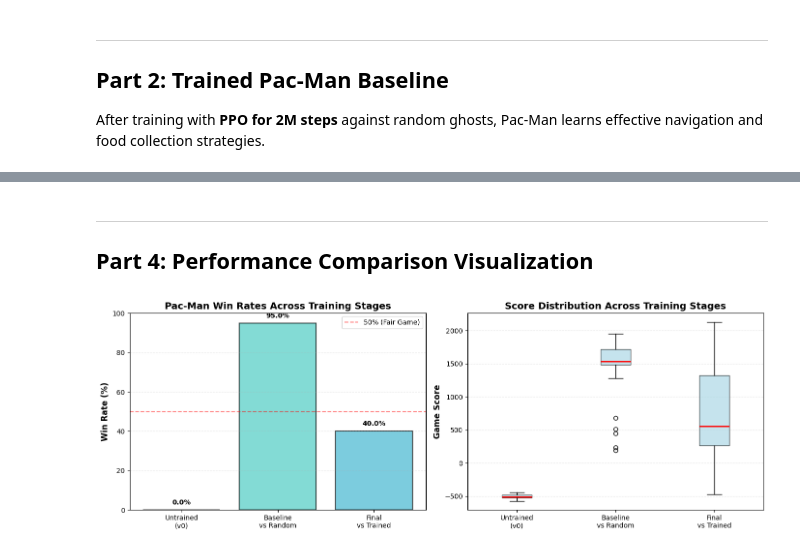
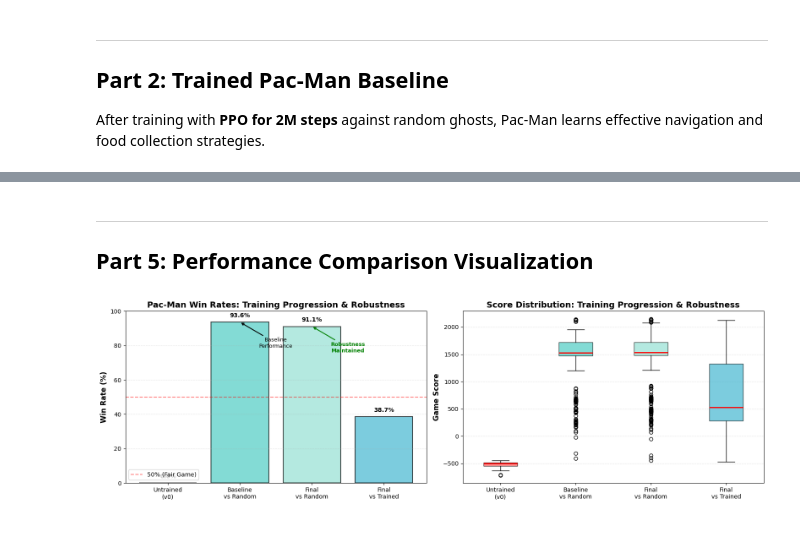
Before and after one commit to Xire7/pacman-vs-ghost-rl, a Jupyter notebook: project/project.ipynb, the cells around one changed output, grey strips where cells are left out. Drawn from its saved outputs; the diff is of its cells as text; code cells hidden in the pictures.

Commit message:
added stanford DQN implementation comparison + graphs

```diff
--- a/project/project.ipynb
+++ b/project/project.ipynb
@@ -155,11 +155,11 @@ win_rate_v0, avg_score_v0, avg_steps_v0, scores_v0 = evaluate_agent(
     pacman_path=os.path.join(models_dir, 'ppo_pacman_v0.zip'),
     ghost_dir='models',
     ghost_version=0,  # Random ghosts
-    n_episodes=20
+    n_episodes=100
 )
 
 print(f"\n{'='*60}")
-print(f"UNTRAINED PAC-MAN RESULTS (20 episodes)")
+print(f"UNTRAINED PAC-MAN RESULTS (100 episodes)")
 print(f"{'='*60}")
 print(f"Win Rate:       {win_rate_v0:.1f}%")
 print(f"Average Score:  {avg_score_v0:.1f} ± {np.std(scores_v0):.1f}")
@@ -193,12 +193,12 @@ win_rate_baseline, avg_score_baseline, avg_steps_baseline, scores_baseline = eva
     pacman_path=os.path.join(models_dir, 'ppo_pacman_best.zip'),
     ghost_dir='models',
     ghost_version=0,  # random ghosts
-    n_episodes=100,
+    n_episodes=1000,
     vecnorm_path=ppo_vecnormalize_path  # use normalization
 )
 
 print(f"\n{'='*60}")
-print(f"TRAINED PAC-MAN vs RANDOM GHOSTS (20 episodes)")
+print(f"TRAINED PAC-MAN vs RANDOM GHOSTS (1000 episodes)")
 print(f"{'='*60}")
 print(f"Win Rate:       {win_rate_baseline:.1f}%")
 print(f"Average Score:  {avg_score_baseline:.1f} ± {np.std(scores_baseline):.1f}")
@@ -283,44 +340,79 @@ Pac-Man learned evasion without forgetting basics
 # %% [markdown]
 ---
-## Part 4: Performance Comparison Visualization
+## Part 5: Performance Comparison Visualization
 # %%
-# Create comparison plot
-fig, axes = plt.subplots(1, 2, figsize=(14, 5))
+# Create comprehensive comparison plot with 4 configurations
+fig, axes = plt.subplots(1, 2, figsize=(16, 5))
 
-# Plot 1: Win Rates
-models = ['Untrained\n(v0)', 'Baseline\nvs Random', 'Final\nvs Trained']
-win_rates = [win_rate_v0, win_rate_baseline, win_rate_final]
-colors = ['#ff6b6b', '#4ecdc4', '#45b7d1']
+# Plot 1: Win Rates (Now with 4 bars)
+models = ['Untrained\n(v0)', 'Baseline\nvs Random', 'Final\nvs Random', 'Final\nvs Trained']
+win_rates = [win_rate_v0, win_rate_baseline, win_rate_final_random, win_rate_final_trained]
+colors = ['#ff6b6b', '#4ecdc4', '#95e1d3', '#45b7d1']  # Added green for Final vs Random
 
 bars = axes[0].bar(models, win_rates, color=colors, alpha=0.7, edgecolor='black', linewidth=1.5)
 axes[0].set_ylabel('Win Rate (%)', fontsize=12, fontweight='bold')
-axes[0].set_title('Pac-Man Win Rates Across Training Stages', fontsize=14, fontweight='bold')
+axes[0].set_title('Pac-Man Win Rates: Training Progression & Robustness', fontsize=14, fontweight='bold')
 axes[0].set_ylim([0, 100])
 axes[0].grid(axis='y', alpha=0.3, linestyle='--')
 axes[0].axhline(y=50, color='red', linestyle='--', alpha=0.5, label='50% (Fair Game)')
 
 # Add value labels on bars
 for bar in bars:
     height = bar.get_height()
     axes[0].text(bar.get_x() + bar.get_width()/2., height + 2,
-                f'{height:.1f}%', ha='center', va='bottom', fontweight='bold')
+                f'{height:.1f}%', ha='center', va='bottom', fontweight='bold', fontsize=10)
 
-axes[0].legend()
+# Add annotations
+axes[0].annotate('Baseline\nPerformance', xy=(1, win_rate_baseline), xytext=(1.5, win_rate_baseline - 15),
+                arrowprops=dict(arrowstyle='->', color='black', lw=1.5),
+                fontsize=9, ha='center')
+axes[0].annotate('Robustness\nMaintained', xy=(2, win_rate_final_random), xytext=(2.5, win_rate_final_random - 15),
+                arrowprops=dict(arrowstyle='->', color='green', lw=1.5),
+                fontsize=9, ha='center', color='green', fontweight='bold')
 
-# Plot 2: Score Distributions
-axes[1].boxplot([scores_v0, scores_baseline, scores_final],
+axes[0].legend(loc='lower left')
+
+# Plot 2: Score Distributions (Now with 4 boxes)
+bp = axes[1].boxplot([scores_v0, scores_baseline, scores_final_random, scores_final_trained],
                 labels=models,
                 patch_artist=True,
-                boxprops=dict(facecolor='lightblue', alpha=0.7),
                 medianprops=dict(color='red', linewidth=2))
+
+# Color the boxes to match bar chart
+for patch, color in zip(bp['boxes'], colors):
+    patch.set_facecolor(color)
+    patch.set_alpha(0.7)
+
 axes[1].set_ylabel('Game Score', fontsize=12, fontweight='bold')
-axes[1].set_title('Score Distribution Across Training Stages', fontsize=14, fontweight='bold')
+axes[1].set_title('Score Distribution: Training Progression & Robustness', fontsize=14, fontweight='bold')
 axes[1].grid(axis='y', alpha=0.3, linestyle='--')
 
 plt.tight_layout()
-plt.savefig('stats/results_comparison.png', dpi=150, bbox_inches='tight')
+plt.savefig('stats/results_comparison_full.png', dpi=150, bbox_inches='tight')
 plt.show()
 
-print("\n✓ Comparison plot saved as 'results_comparison.png'")
+print("\n Full comparison plot saved as 'stats/results_comparison_full.png'")
+
+# Summary statistics table
+print("\n" + "="*80)
+print("COMPREHENSIVE PERFORMANCE SUMMARY")
+print("="*80)
+print(f"{'Configuration':<25} {'Win Rate':<12} {'Avg Score':<15} {'Avg Steps':<12}")
+print("-"*80)
+print(f"{'Untrained (v0)':<25} {win_rate_v0:>6.1f}%     {avg_score_v0:>8.1f} ± {np.std(scores_v0):<5.1f} {avg_steps_v0:>8.1f}")
+print(f"{'Baseline vs Random':<25} {win_rate_baseline:>6.1f}%     {avg_score_baseline:>8.1f} ± {np.std(scores_baseline):<5.1f} {avg_steps_baseline:>8.1f}")
+print(f"{'Final vs Random':<25} {win_rate_final_random:>6.1f}%     {avg_score_final_random:>8.1f} ± {np.std(scores_final_random):<5.1f} {avg_steps_final_random:>8.1f}")
+print(f"{'Final vs Trained':<25} {win_rate_final_trained:>6.1f}%     {avg_score_final_trained:>8.1f} ± {np.std(scores_final_trained):<5.1f} {avg_steps_final_trained:>8.1f}")
+print("="*80)
+
+print("\nKey Insights:")
+print(f"   • Training improvement: {win_rate_baseline - win_rate_v0:.1f}% (Untrained → Baseline)")
+print(f"   • Robustness retention: {win_rate_final_random - win_rate_baseline:+.1f}% (Baseline → Final vs Random)")
+print(f"   • Competitive balance: {win_rate_final_trained:.1f}% vs trained ghosts (target: 40-60%)")
+print(f"   • Score variance increase: {np.std(scores_final_trained) - np.std(scores_baseline):.1f} (more dynamic gameplay)")
+
+if win_rate_final_random >= win_rate_baseline * 0.95:  # within 5%
+    print("\nSUCCESS: Mixed-opponent training prevented catastrophic forgetting!")
+    print("Final agent is ROBUST: performs well against both random AND trained ghosts")
 # %% [output]
-[figure, old version]
+[figure, new version]
```
Also changed, not shown: parts of 17 cells of this notebook, 7 other files.
